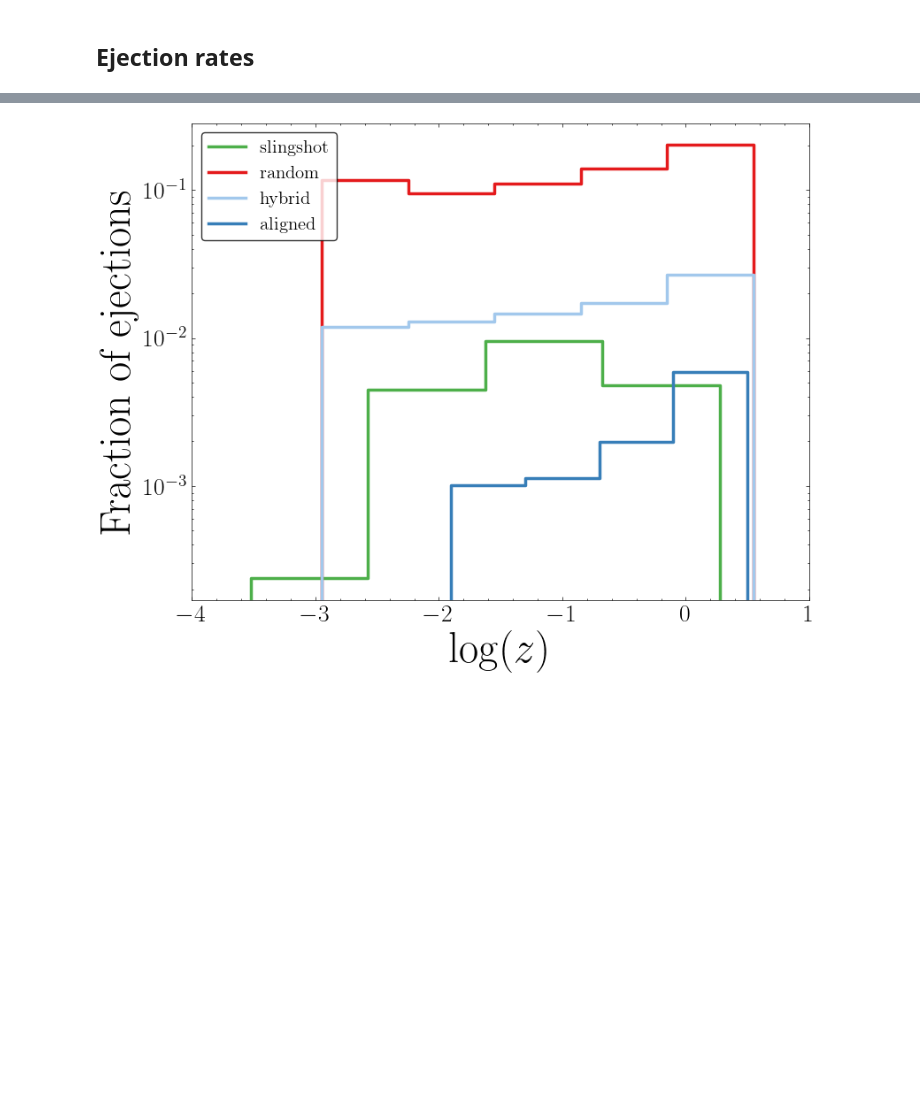
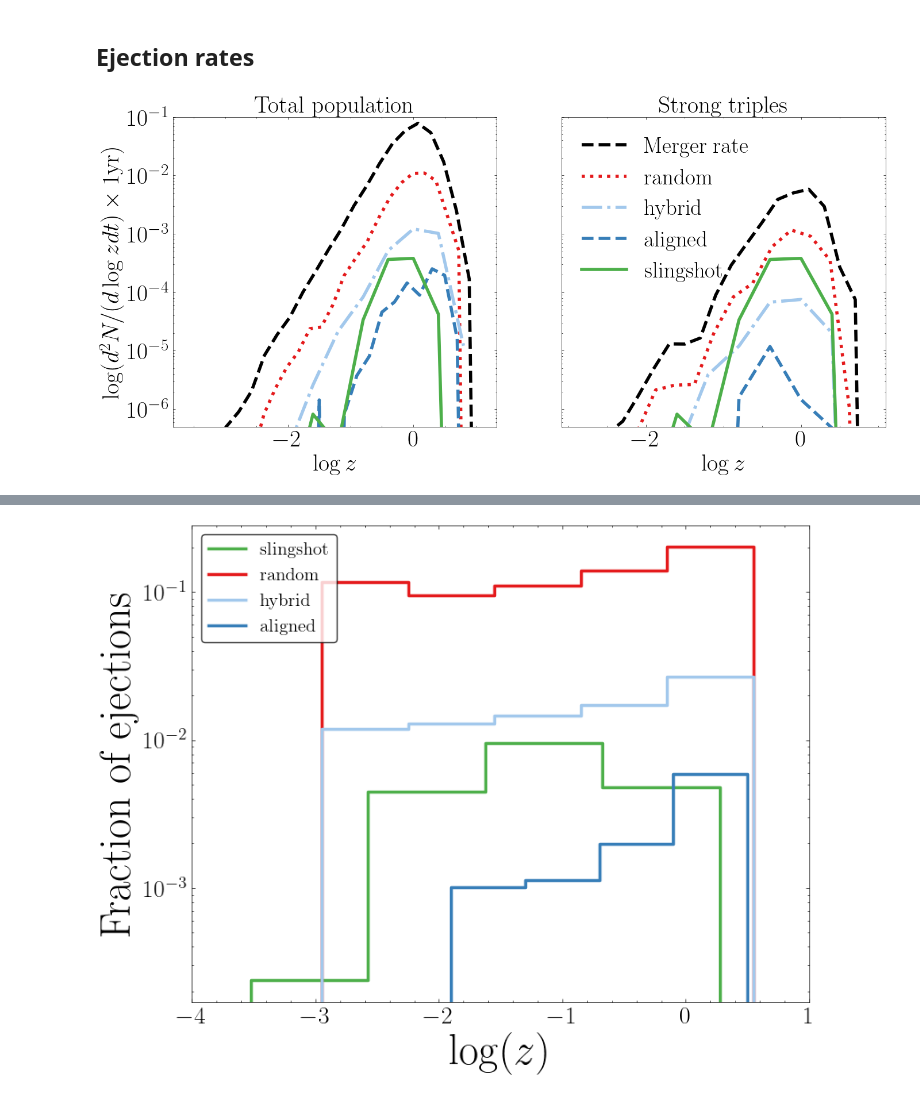
Before and after one commit to pranav-satheesh/Triple-MBH-Illustris, a Jupyter notebook: notebooks/kick_rates_and_ejections.ipynb, the cells around one changed output, grey strips where cells are left out. Drawn from its saved outputs; the diff is of its cells as text; code cells hidden in the pictures; blank space fills up the shorter version.

Commit message:
Updating the plots ans stats for the paper

```diff
--- a/notebooks/kick_rates_and_ejections.ipynb
+++ b/notebooks/kick_rates_and_ejections.ipynb
@@ -123,3 +123,4 @@ Slingshot ejection percentage: 6.72% ± 0.04%
 ## Ejection rates
 # %%
 merger_rate_path = "../Data/merger_rates/"
+Nruns=100
@@ -127,0 +129,4 @@ ejectplots.ejection_rates_plot(Nruns=100)
+# %%
+fig,ax = ejectplots.ejection_rates_plot(Nruns,merger_rate_path)
+# %% [output]
+[figure, added]
```
Also changed, not shown: parts of 6 cells of this notebook, 10 other files.
